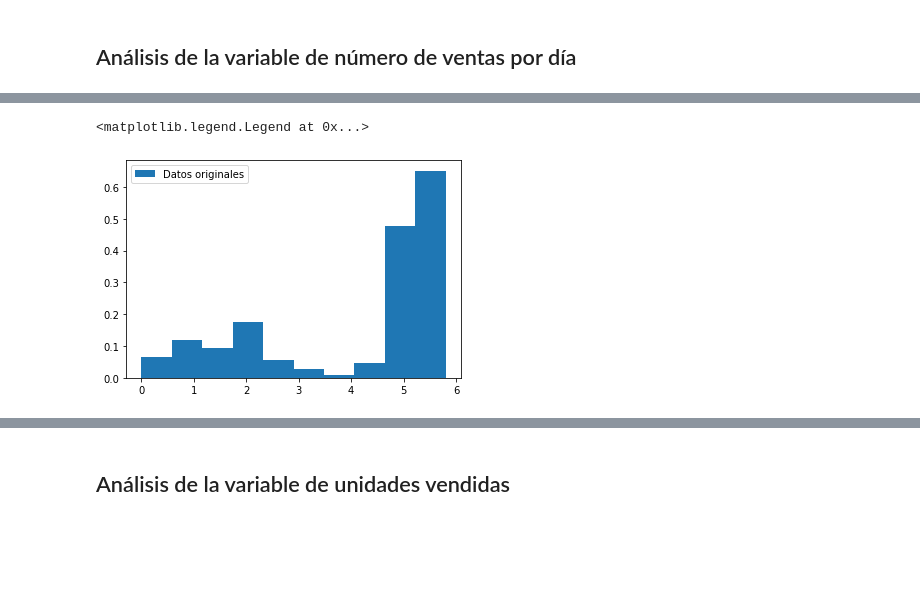
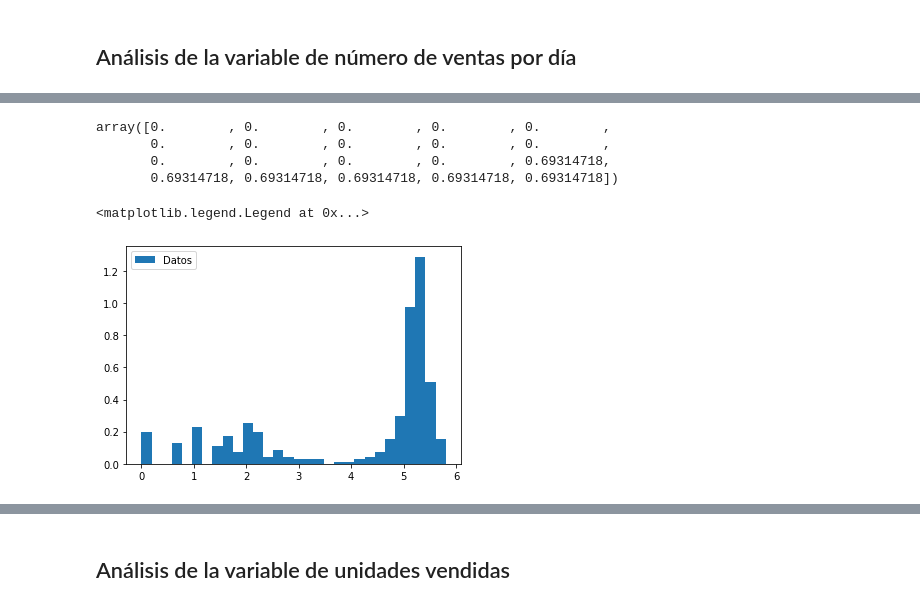
Before and after one commit to danielperhez/Proyecto_PRivera_CPerez, a Jupyter notebook: ProyectoModulo1_RiveraP_PérezC.ipynb, the cells around one changed output, grey strips where cells are left out. Saved outputs shown, nothing was run; the diff lists cells and outputs as text; code cells hidden in the pictures; blank space fills up the shorter version.

```diff
--- a/ProyectoModulo1_RiveraP_PérezC.ipynb
+++ b/ProyectoModulo1_RiveraP_PérezC.ipynb
@@ -410,7 +543,8 @@ def prueba_hip(meand:'Media real de los datos',
 # <font color=darkOrange>**Importamos los datos**</font>
 # %%
 data = pd.read_csv('nyc-rolling-sales 2.csv')
-data = data[['TOTAL UNITS', 'SALE PRICE', 'SALE DATE', 'GROSS SQUARE FEET']]
+data = data[['TOTAL UNITS', 'SALE PRICE', 'SALE DATE', 'GROSS SQUARE FEET', 'YEAR BUILT']]
 data = data.replace(' -  ', np.nan).dropna()
+data = data[data['YEAR BUILT'] > 1920]
 data
 # %% [output]
@@ -1004,5 +1073,7 @@ v3_data_df = data[['SALE DATE']]
 v3_data_df = v3_data_df.sort_values(by = 'SALE DATE').dropna()
 v3_data_df['SALE DATE'] =  pd.to_datetime(v3_data_df['SALE DATE'], format='%Y-%m-%d %H:%M:%S')
 v3_data_df['Counter'] = 1
+v3_data_df = v3_data_df.groupby(pd.Grouper(key='SALE DATE',freq='D')).sum()
+v3_data_df = v3_data_df.replace(0, 1)
 v3_data_df
 # %% [output]
@@ -1084,6 +1094,16 @@ array([0.        , 0.        , 0.        , 0.        , 0.        ,
+# %%
+v3_data = log_int(v3_data_df)
+v3_data[0:20]
+# %% [output]
+array([0.        , 0.        , 0.        , 0.        , 0.        ,
+       0.        , 0.        , 0.        , 0.        , 0.        ,
+       0.        , 0.        , 0.        , 0.        , 0.69314718,
+       0.69314718, 0.69314718, 0.69314718, 0.69314718, 0.69314718])
 # %%
-plt.hist(var3, density = True, label = 'Datos originales')
+J3 = 30
+y3, x3, _ = plt.hist(v3_data, bins = J3, density = True, label = 'Datos')
+x3 = x3[1:]
 plt.legend(loc = 'best')
 # %% [output]
 <matplotlib.legend.Legend at 0x...>
-[figure, old version]
+[figure, new version]
```
Also changed, not shown: parts of 108 cells of this notebook.
